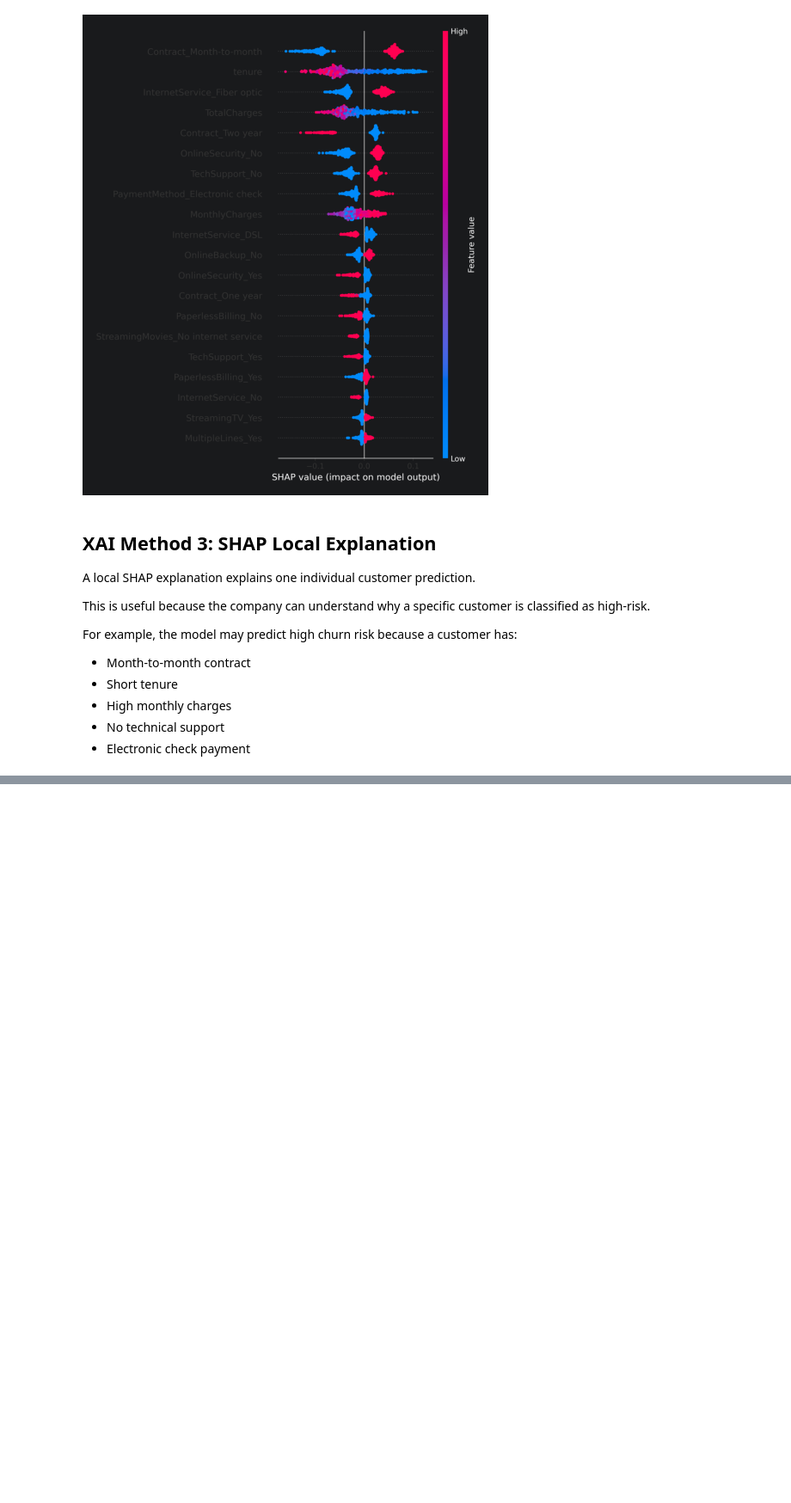
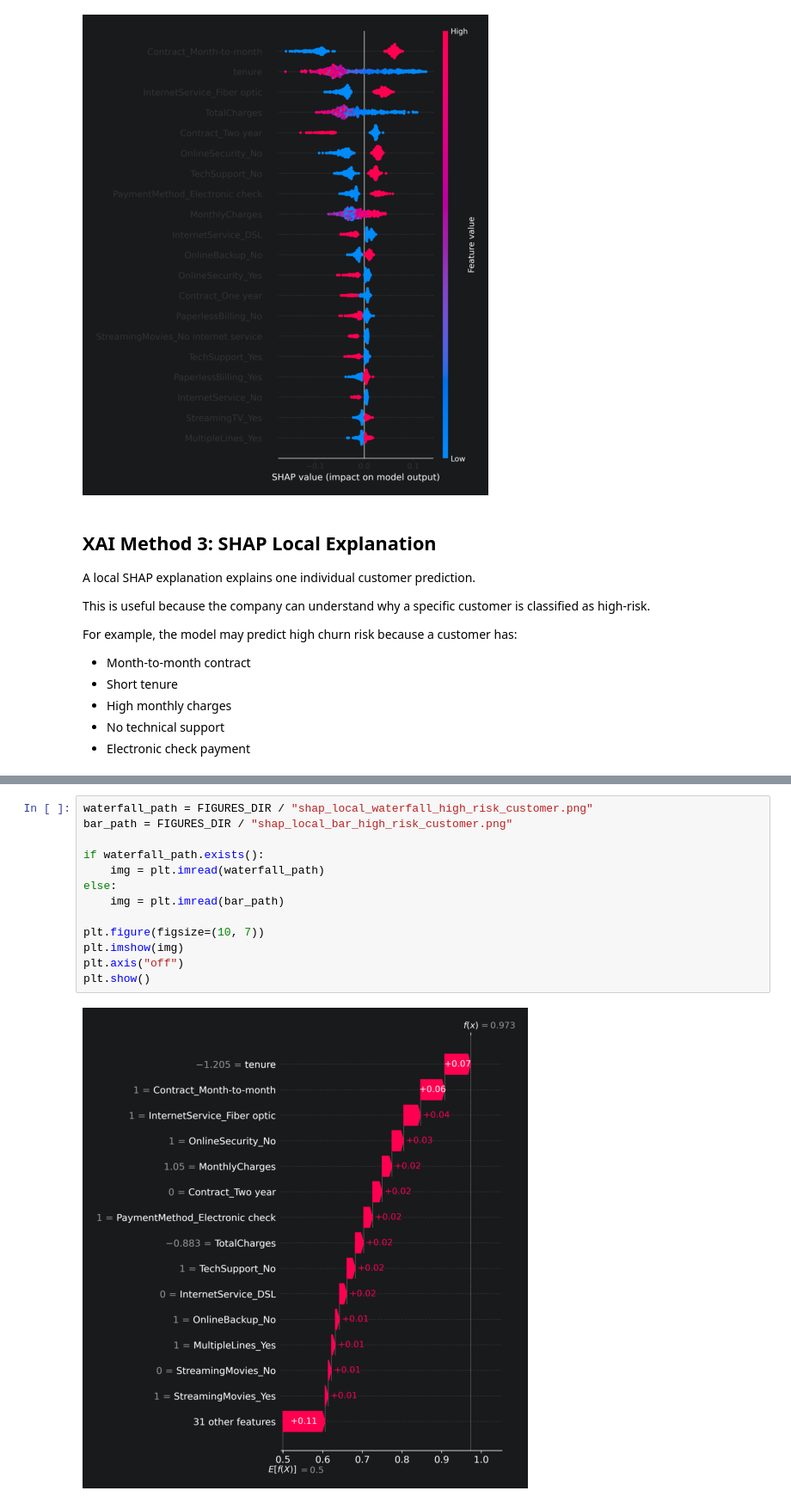
Before and after one commit to yuceltan/Telco-Customer-Churn, a Jupyter notebook: telcoNotebook.ipynb, the cells around one changed output, grey strips where cells are left out. Shown at 86% size. Cells and saved outputs as stored; diff of their text form; blank space fills up the shorter version.

```diff
--- a/telcoNotebook.ipynb
+++ b/telcoNotebook.ipynb
@@ -469,0 +481,15 @@ For example, the model may predict high churn risk because a customer has:
+# %%
+waterfall_path = FIGURES_DIR / "shap_local_waterfall_high_risk_customer.png"
+bar_path = FIGURES_DIR / "shap_local_bar_high_risk_customer.png"
+
+if waterfall_path.exists():
+    img = plt.imread(waterfall_path)
+else:
+    img = plt.imread(bar_path)
+
+plt.figure(figsize=(10, 7))
+plt.imshow(img)
+plt.axis("off")
+plt.show()
+# %% [output]
+[figure, added]
```
Also changed, not shown: parts of 4 cells of this notebook.
